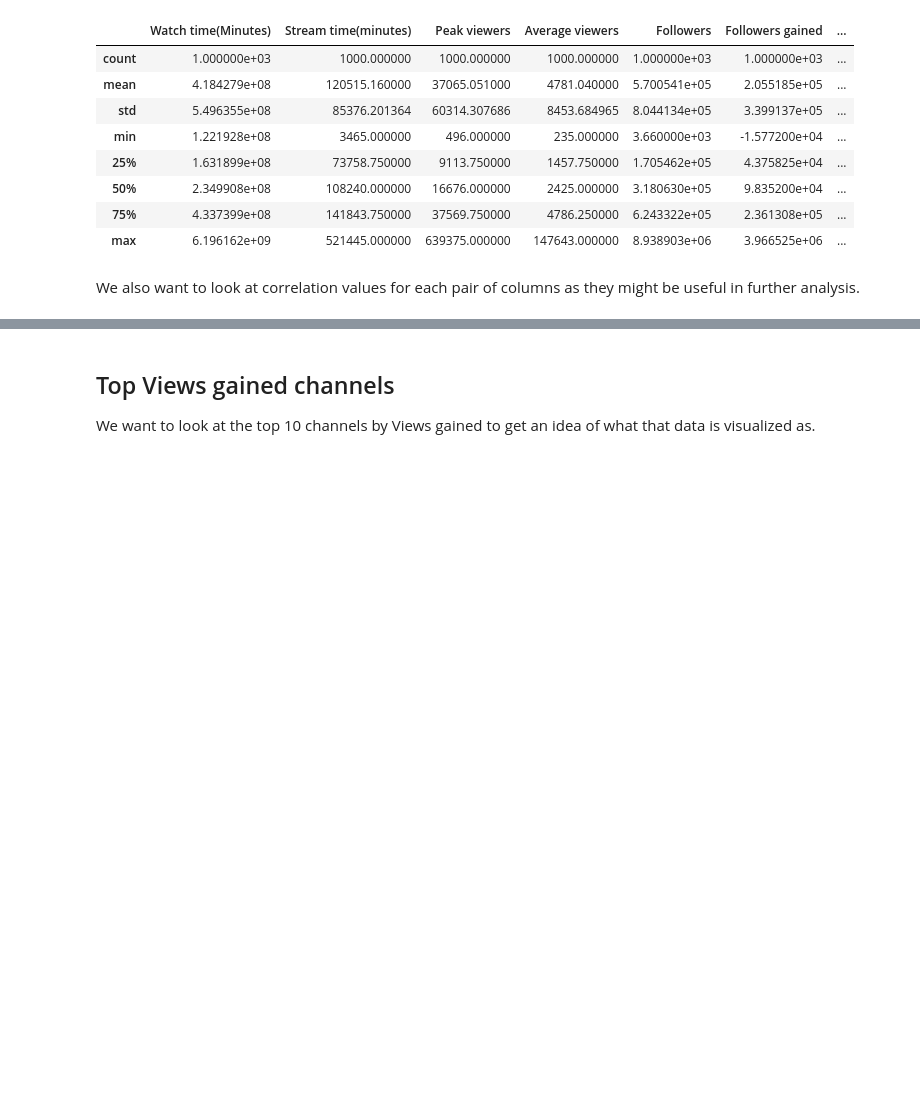
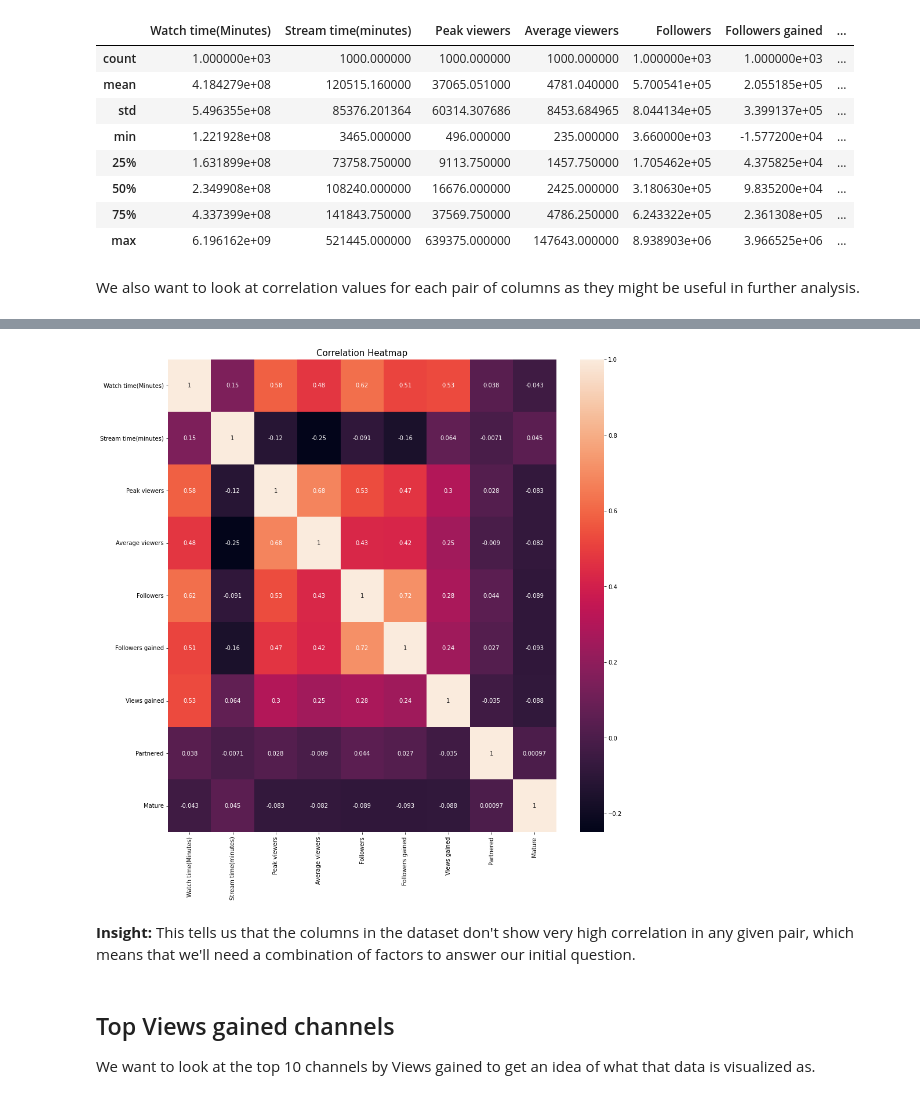
Before and after one commit to RitwikN7/twitch-EDA, a Jupyter notebook: twitchEDA.ipynb, the cells around one changed output, grey strips where cells are left out. Drawn from its saved outputs; the diff is of its cells as text; code cells hidden in the pictures; blank space fills up the shorter version.

```diff
--- a/twitchEDA.ipynb
+++ b/twitchEDA.ipynb
@@ -83,6 +83,15 @@ df.corr()
 | Views gained | 0.529862 | 0.064370 | 0.298063 | 0.250349 | 0.276467 | 0.244297 | ... |
 | Partnered | 0.038258 | -0.007073 | 0.028112 | -0.008983 | 0.044418 | 0.027465 | ... |
 | Mature | -0.043197 | 0.044978 | -0.082750 | -0.081648 | -0.088521 | -0.093001 | ... |
+# %%
+plt.figure(figsize=(15,15))
+sns.heatmap(df.corr(), annot=True)
+plt.title("Correlation Heatmap", fontsize= 15)
+plt.show()
+# %% [output]
+[figure, added]
+# %% [markdown]
+**Insight:** This tells us that the columns in the dataset don't show very high correlation in any given pair, which means that we'll need a combination of factors to answer our initial question.
 # %% [markdown]
 ## Top Views gained channels
 
```
